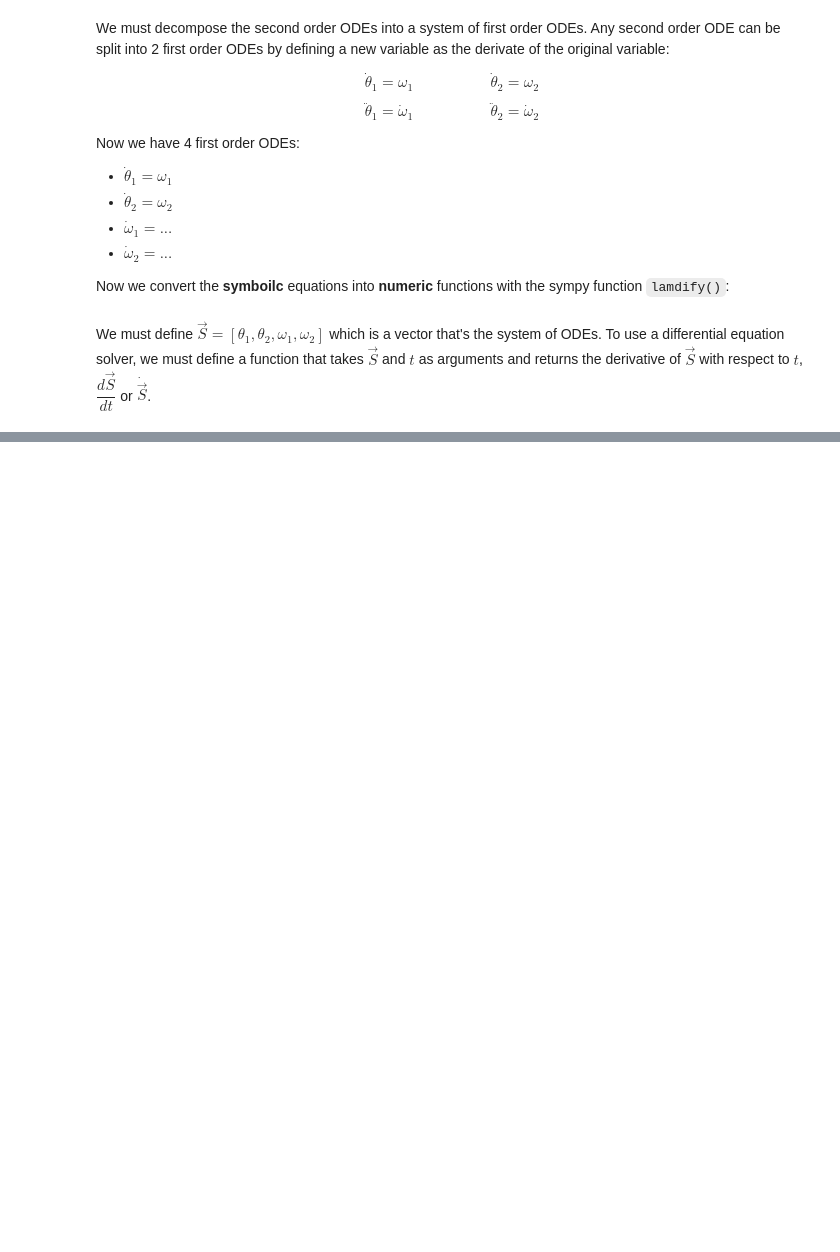
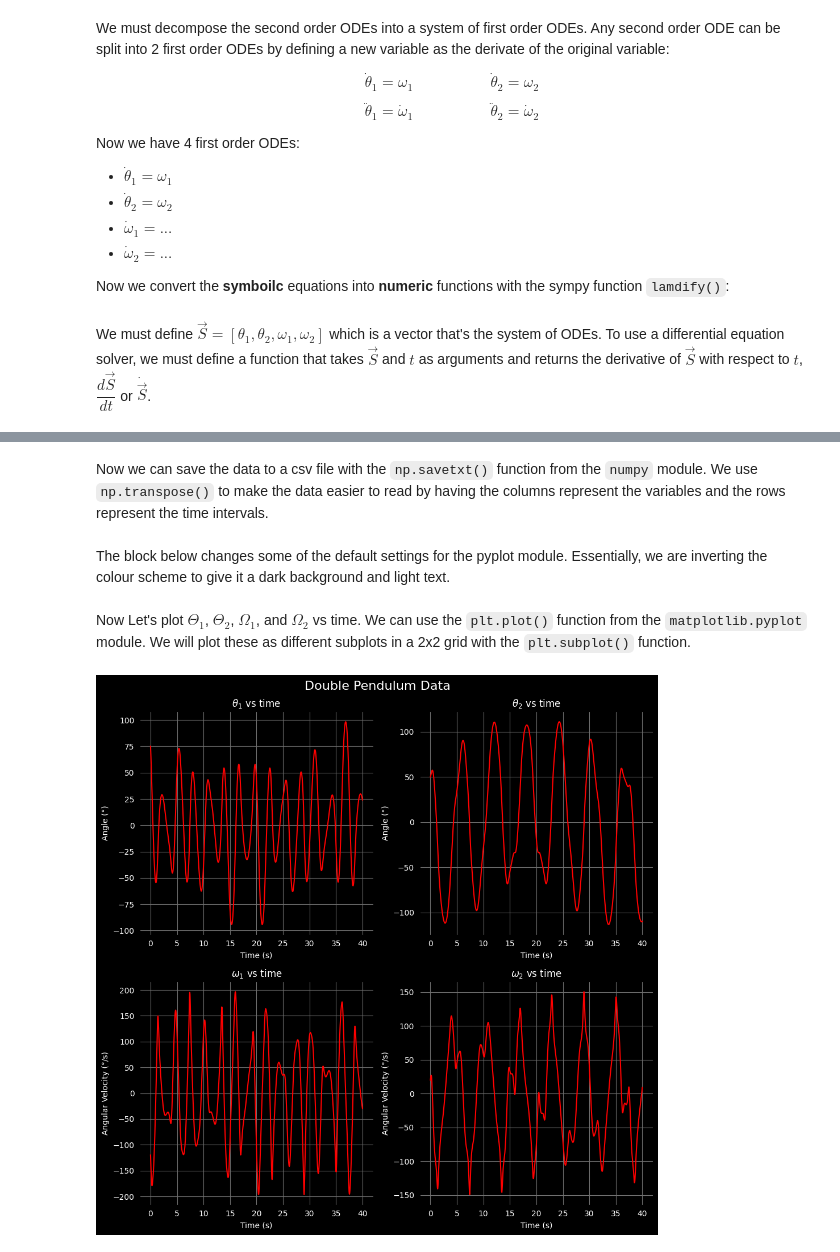
Before and after one commit to Melon-Mao/Python-repository, a Jupyter notebook: Data Analysis/Mechanics/Double Pendulum/double_pendulum.ipynb, the cells around one changed output, grey strips where cells are left out. Cells and saved outputs as stored; diff of their text form; code cells hidden in the pictures; blank space fills up the shorter version.

Commit message:
finished double pendulum

```diff
--- a/Data Analysis/Mechanics/Double Pendulum/double_pendulum.ipynb
+++ b/Data Analysis/Mechanics/Double Pendulum/double_pendulum.ipynb
@@ -165,0 +196,3 @@ sol = solve_ivp(
+# %%
+Theta_1, Theta_2, Omega_1, Omega_2 = sol.y
+time = sol.t
@@ -165,0 +201,4 @@ sol = solve_ivp(
+# %%
+Theta_1_deg, Theta_2_deg, Omega_1_deg, Omega_2_deg = np.rad2deg([Theta_1, Theta_2, Omega_1, Omega_2])
+# %% [markdown]
+Now we can save the data to a csv file with the `np.savetxt()` function from the `numpy` module. We use `np.transpose()` to make the data easier to read by having the columns represent the variables and the rows represent the time intervals.
@@ -165,0 +211,57 @@ sol = solve_ivp(
+# %% [markdown]
+The block below changes some of the default settings for the pyplot module. Essentially, we are inverting the colour scheme to give it a dark background and light text.
+# %%
+plt.rcParams["axes.facecolor"] = "black"
+plt.rcParams["axes.labelcolor"] = "white"
+plt.rcParams["axes.titlecolor"] = "white"
+plt.rcParams["figure.facecolor"] = "black"
+plt.rcParams["legend.labelcolor"] = "white"
+plt.rcParams["xtick.labelcolor"] = "white"
+plt.rcParams["ytick.labelcolor"] = "white"
+plt.rcParams["grid.color"] = "#707070"
+# %% [markdown]
+Now Let's plot $\Theta_1$, $\Theta_2$, $\Omega_1$, and $\Omega_2$ vs time. We can use the `plt.plot()` function from the `matplotlib.pyplot` module. We will plot these as different subplots in a 2x2 grid with the `plt.subplot()` function.
+# %%
+fig = plt.figure(figsize=(10, 10))
+gs = gridspec.GridSpec(2, 2, figure=fig)
+
+# Theta_1
+ax1 = fig.add_subplot(gs[0, 0])
+ax1.plot(time, Theta_1_deg, color="#FF0000")
+ax1.set_title(r"$\theta_1$ vs time")
+ax1.set_xlabel("Time (s)")
+ax1.set_ylabel("Angle (°)")
+ax1.grid()
+
+# Theta_2
+ax2 = fig.add_subplot(gs[0, 1])
+ax2.plot(time, Theta_2_deg, color="#FF0000")
+ax2.set_title(r"$\theta_2$ vs time")
+ax2.set_xlabel("Time (s)")
+ax2.set_ylabel("Angle (°)")
+ax2.grid()
+
+# Omega_1
+ax3 = fig.add_subplot(gs[1, 0])
+ax3.plot(time, Omega_1_deg, color="#FF0000")
+ax3.set_title(r"$\omega_1$ vs time")
+ax3.set_xlabel("Time (s)")
+ax3.set_ylabel("Angular Velocity (°/s)")
+ax3.grid()
+
+# Omega_2
+ax4 = fig.add_subplot(gs[1, 1])
+ax4.plot(time, Omega_2_deg, color="#FF0000")
+ax4.set_title(r"$\omega_2$ vs time")
+ax4.set_xlabel("Time (s)")
+ax4.set_ylabel("Angular Velocity (°/s)")
+ax4.grid()
+
+# Title to go over all subplots
+plt.suptitle("Double Pendulum Data", color="white", fontsize=16)
+
+plt.tight_layout()
+plt.savefig("Figures/double_pendulum_data.png", dpi=300)
+plt.show()
+# %% [output]
+[figure, added]
```
Also changed, not shown: parts of 25 cells of this notebook, 11 other files.
